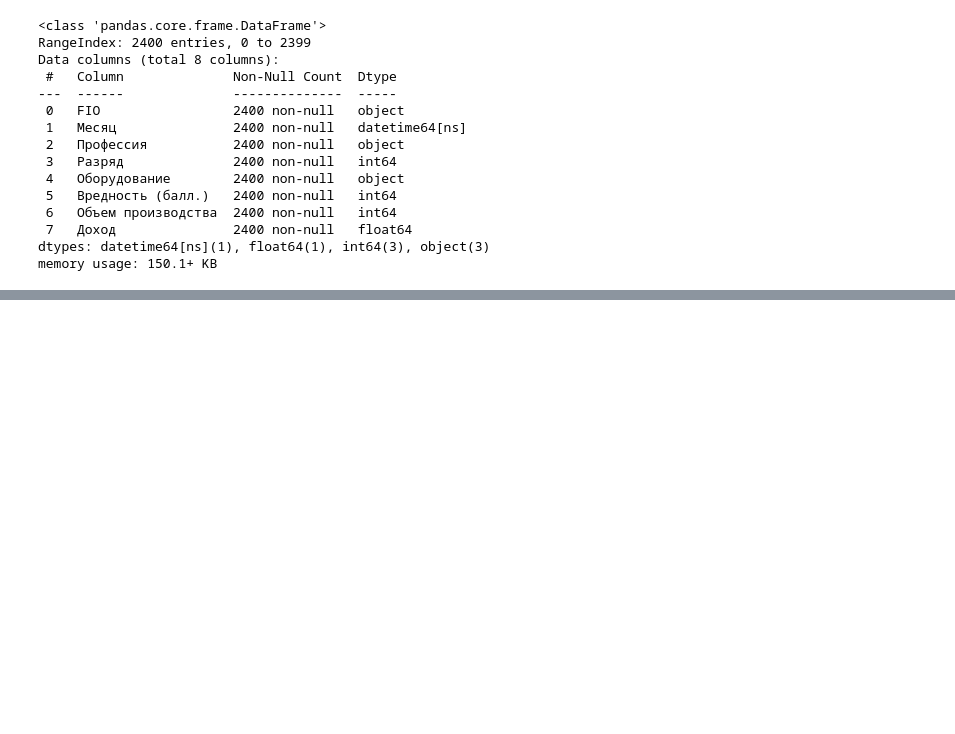
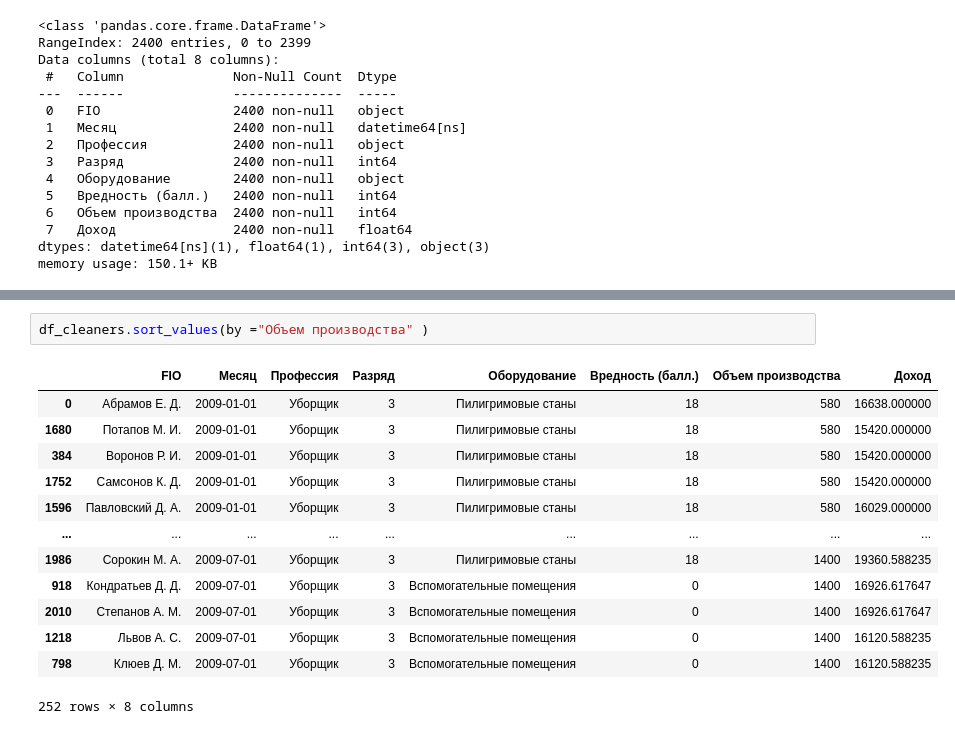
Before and after one commit to Jorshya/test_task_01, a Jupyter notebook: Test_5.0.ipynb, the cells around one changed output, grey strips where cells are left out. Saved outputs shown, nothing was run; the diff lists cells and outputs as text; blank space fills up the shorter version.

```diff
--- a/Test_5.0.ipynb
+++ b/Test_5.0.ipynb
@@ -44,0 +112,16 @@ dtype: int64
+# %%
+df_cleaners.sort_values(by ="Объем производства" )
+# %% [output]
+|  | FIO | Месяц | Профессия | Разряд | Оборудование | Вредность (балл.) | Объем производства | Доход |
+| 0 | Абрамов Е. Д. | 2009-01-01 | Уборщик | 3 | Пилигримовые станы | 18 | 580 | 16638.000000 |
+| 1680 | Потапов М. И. | 2009-01-01 | Уборщик | 3 | Пилигримовые станы | 18 | 580 | 15420.000000 |
+| 384 | Воронов Р. И. | 2009-01-01 | Уборщик | 3 | Пилигримовые станы | 18 | 580 | 15420.000000 |
+| 1752 | Самсонов К. Д. | 2009-01-01 | Уборщик | 3 | Пилигримовые станы | 18 | 580 | 15420.000000 |
+| 1596 | Павловский Д. А. | 2009-01-01 | Уборщик | 3 | Пилигримовые станы | 18 | 580 | 16029.000000 |
+| ... | ... | ... | ... | ... | ... | ... | ... | ... |
+| 1986 | Сорокин М. А. | 2009-07-01 | Уборщик | 3 | Пилигримовые станы | 18 | 1400 | 19360.588235 |
+| 918 | Кондратьев Д. Д. | 2009-07-01 | Уборщик | 3 | Вспомогательные помещения | 0 | 1400 | 16926.617647 |
+| 2010 | Степанов А. М. | 2009-07-01 | Уборщик | 3 | Вспомогательные помещения | 0 | 1400 | 16926.617647 |
+| 1218 | Львов А. С. | 2009-07-01 | Уборщик | 3 | Вспомогательные помещения | 0 | 1400 | 16120.588235 |
+| 798 | Клюев Д. М. | 2009-07-01 | Уборщик | 3 | Вспомогательные помещения | 0 | 1400 | 16120.588235 |
+252 rows × 8 columns
```
Also changed, not shown: parts of 58 cells of this notebook.
